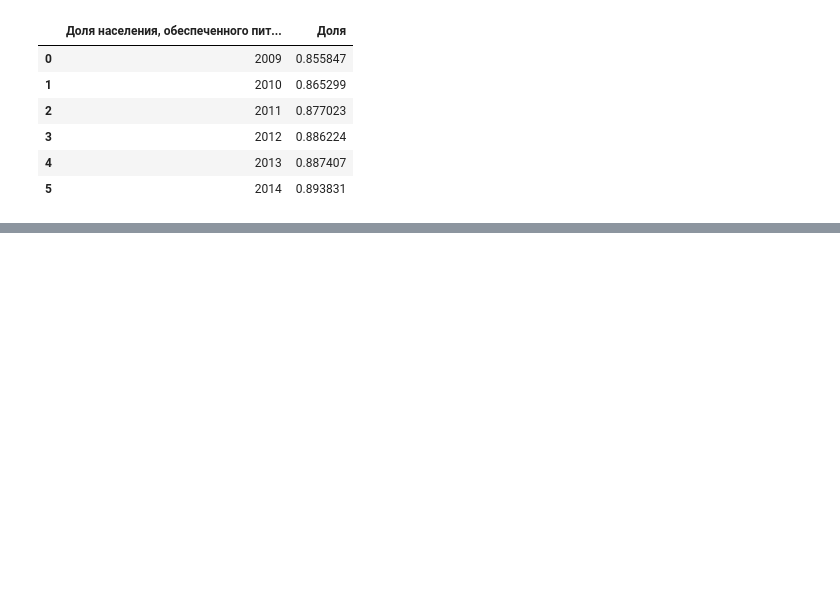
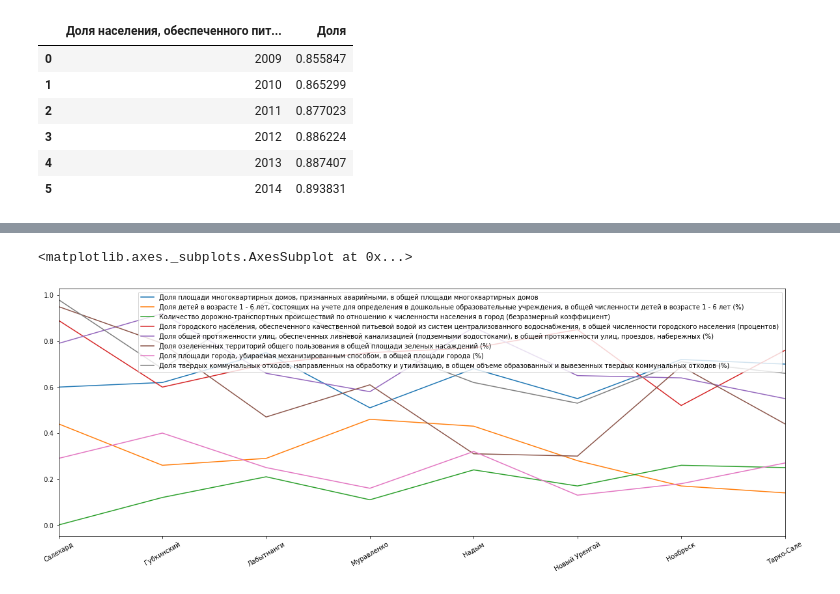
Before and after one commit to Educatory/hackaton2020_ural, a Jupyter notebook: Merging.ipynb, the cells around one changed output, grey strips where cells are left out. Saved outputs shown, nothing was run; the diff lists cells and outputs as text; code cells hidden in the pictures; blank space fills up the shorter version.

```diff
--- a/Merging.ipynb
+++ b/Merging.ipynb
@@ -79,9 +79,9 @@ accidents_people.head(10)
 10 rows × 22 columns
 # %%
 all_accidents = accidents_people[accidents_people.iloc[:, 0] == name]['Всего'].iloc[0]
-all_people_of_name = accidents_people[2014].iloc[2:].sum()
+all_people_of_name = accidents_people[year].iloc[2:].sum()
 
-criterions['Доля ДТП к численности населения'] = all_accidents / all_people_of_name
+criterions['Количество дорожно-транспортных происшествий по отношению к численности населения в город (безразмерный коэффициент)'] = all_accidents / all_people_of_name
 # %%
 people_with_water = pd.read_excel('Критерии.xlsx', sheet_name=5).rename(columns={'Unnamed: 1': 'Доля'})
 people_with_water['Доля'] /= 100
@@ -95,7 +95,7 @@ people_with_water
 | 4 | 2013 | 0.887407 |
 | 5 | 2014 | 0.893831 |
 # %%
-criterions['Доля населения, обеспеченного безопасной питьевой водой'] = people_with_water[
+criterions['Доля городского населения, обеспеченного качественной питьевой водой из систем централизованного водоснабжения, в общей численности городского населения (процентов)'] = people_with_water[
                                                                             people_with_water.iloc[:, 0] == year]['Доля'].iloc[0]
 # %%
 criterions
@@ -124,0 +127,11 @@ loaded_name_criterions
+# %%
+data = pd.DataFrame()
+criterions['Доля общей протяженности улиц, обеспеченных ливневой канализацией (подземными водостоками), в общей протяженности улиц, проездов, набережных (%)'] = rnd.random()
+criterions['Доля озелененных территорий общего пользования в общей площади зеленых насаждений (%)'] = rnd.random()
+criterions['Доля площади города, убираемая механизированным способом, в общей площади города (%)'] = rnd.random()
+criterions['Доля твердых коммунальных отходов, направленных на обработку и утилизацию, в общем объеме образованных и вывезенных твердых коммунальных отходов (%)'] = rnd.random()
+
+data['Салехард'] = pd.Series(criterions)
+for city in ['Губкинский', 'Лабытнанги', 'Муравленко', 'Надым', 'Новый Уренгой', 'Ноябрьск', 'Тарко-Сале']:
+    data[city] = pd.Series([rnd.random() for i in range(data.shape[0])], index=data.index)
+data
@@ -124,0 +148,15 @@ loaded_name_criterions
+# %%
+# Smooth values:
+data['Салехард'] =   pd.Series([0.6,0.44,0.0005,0.89,0.79,0.95,0.29,0.98], index=data.index)
+data['Губкинский'] = pd.Series([0.62,0.26,0.12,0.6,0.92,0.79,0.4,0.68], index=data.index)
+data['Лабытнанги'] = pd.Series([0.75,0.29,0.21,0.7,0.66,0.47,0.25,0.97], index=data.index)
+data['Муравленко'] = pd.Series([0.51,0.46,0.11,0.75,0.58,0.61,0.16,0.79], index=data.index)
+data['Надым'] =      pd.Series([0.68,0.43,0.24,0.77,0.86,0.31,0.32,0.62], index=data.index)
+data['Новый Уренгой'] = pd.Series([0.55,0.28,0.17,0.85,0.65,0.3,0.13,0.53], index=data.index)
+data['Ноябрьск'] =   pd.Series([0.72,0.17,0.26,0.52,0.64,0.69,0.18,0.71], index=data.index)
+data['Тарко-Сале'] = pd.Series([0.7,0.14,0.25,0.76,0.55,0.44,0.27,0.66], index=data.index)
+# %%
+data.T.plot(figsize=(20,7),rot=30)
+# %% [output]
+<matplotlib.axes._subplots.AxesSubplot at 0x...>
+[figure, added]
```
Also changed, not shown: parts of 7 cells of this notebook.
